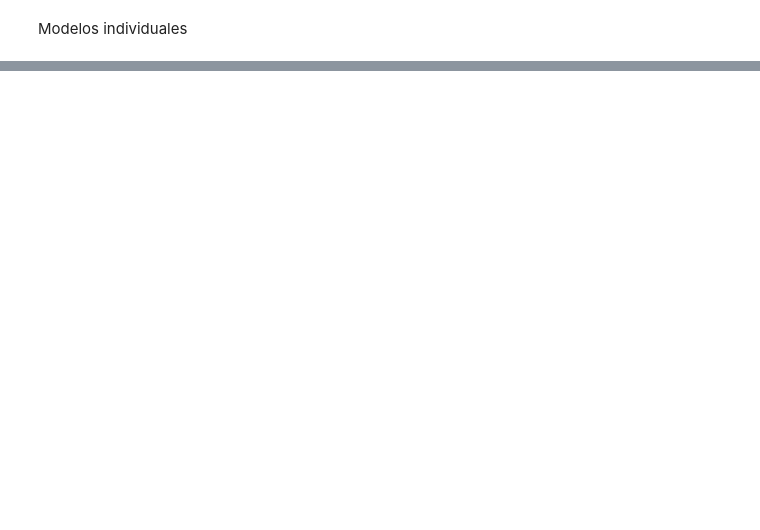
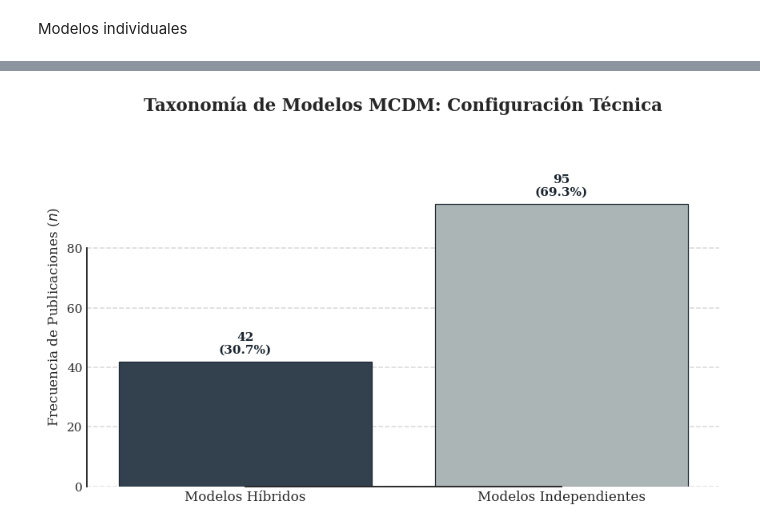
Before and after one commit to smartinezg2018/MCDM, a Jupyter notebook: edaSystemmaticMapping.ipynb, the cells around one changed output, grey strips where cells are left out. Cells and saved outputs as stored; diff of their text form; code cells hidden in the pictures; blank space fills up the shorter version.

```diff
--- a/edaSystemmaticMapping.ipynb
+++ b/edaSystemmaticMapping.ipynb
@@ -57,17 +144,0 @@ ind = df[~df['MCDM method'].str.contains(',', na=False)]
-# %%
-counts = ind['MCDM method'].value_counts()
-
-plt.figure(figsize=(8,5))
-plt.bar(counts.index.astype(str), counts.values, color = 'c')
-
-plt.title('Frequency of Individual MCDM Methods')
-plt.xlabel('MCDM Method')
-plt.ylabel('Count')
-
-plt.xticks(rotation=45, ha='right')
-
-for i, v in enumerate(counts.values):
-    plt.text(i, v, str(v), ha='center', va='bottom')
-
-plt.tight_layout()
-plt.show()
@@ -75,0 +147,62 @@ plt.show()
+# %%
+import matplotlib.pyplot as plt
+import seaborn as sns
+
+# 1. Preparación de Datos
+hybrid_models = len(df[df['MCDM method'].str.contains(',', na=False)])
+single_models = len(df) - hybrid_models
+
+labels = ['Modelos Híbridos', 'Modelos Independientes']
+values = [hybrid_models, single_models]
+total = sum(values)
+
+# 2. Configuración de Estilo Editorial
+plt.style.use('seaborn-v0_8-white')
+fig, ax = plt.subplots(figsize=(8, 5), dpi=110)
+
+# 3. Creación del Gráfico (Paleta de Contraste Formal)
+# Usamos un azul profundo para híbridos y un gris neutro para independientes
+colors = ['#2E4053', '#AAB7B8']
+
+sns.barplot(
+    x=labels,
+    y=values,
+    palette=colors,
+    hue=labels,
+    legend=False,
+    edgecolor='#1B2631',
+    linewidth=0.8,
+    ax=ax
+)
+
+# 4. Anotaciones Profesionales (Valor absoluto + Porcentaje)
+for i, v in enumerate(values):
+    percentage = (v / total) * 100
+    ax.text(i, v + (max(values) * 0.02), f'{int(v)}\n({percentage:.1f}%)',
+            ha='center', va='bottom',
+            fontsize=10, fontfamily='serif',
+            fontweight='bold', color='#1B2631')
+
+# 5. Títulos y Etiquetas (Journal Style)
+plt.title('Taxonomía de Modelos MCDM: Configuración Técnica',
+          fontsize=14, fontweight='bold', pad=30, fontfamily='serif', loc='center')
+
+plt.ylabel('Frecuencia de Publicaciones ($n$)', fontsize=11, fontfamily='serif')
+plt.xlabel('', )
+
+# 6. Refinamiento de Ejes
+plt.xticks(fontsize=11, fontfamily='serif')
+plt.yticks(fontsize=10, fontfamily='serif')
+
+# Limpieza de "Tinta" y rejilla sutil
+sns.despine(trim=True)
+ax.yaxis.grid(True, linestyle='--', alpha=0.3, color='gray')
+ax.set_axisbelow(True)
+
+# Añadir un margen superior para las etiquetas
+plt.ylim(0, max(values) * 1.2)
+
+plt.tight_layout()
+plt.show()
+# %% [output]
+[figure, added]
```
Also changed, not shown: parts of 27 cells of this notebook, 6 other files.
